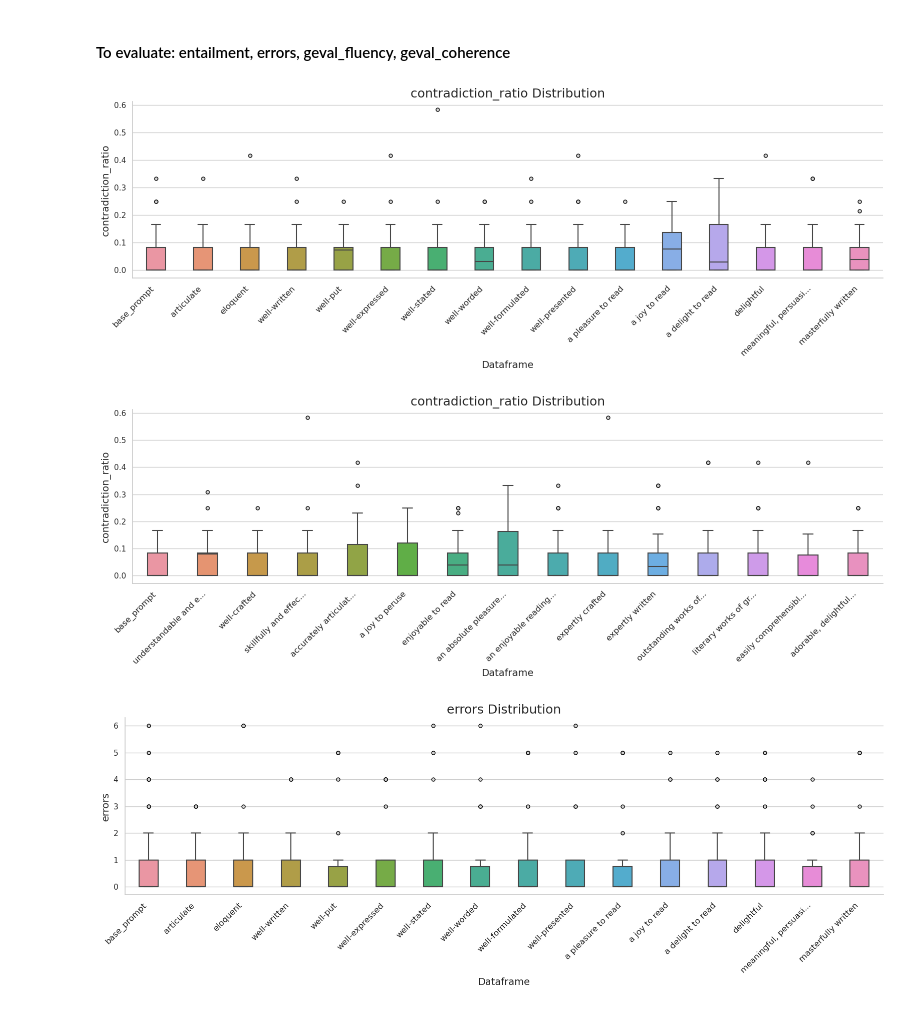
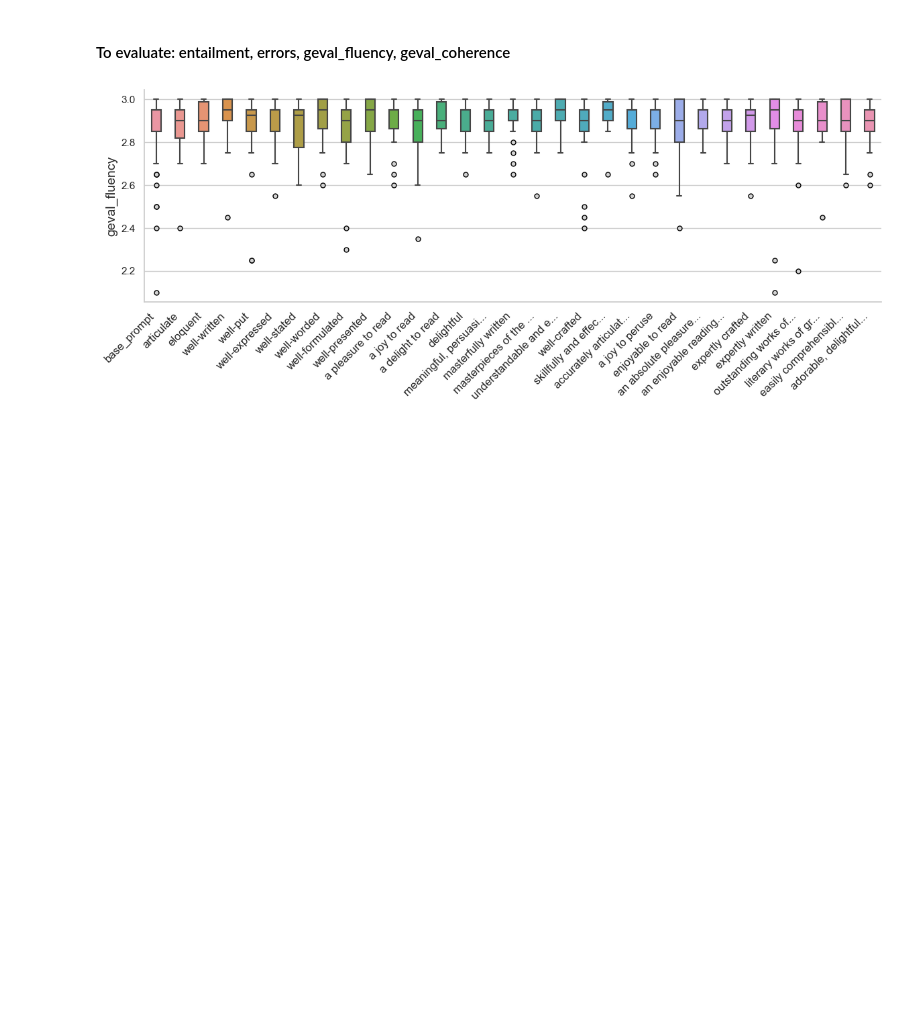
Before and after one commit to ErlendMariusOmmundsen/gpt-prompt-engineering, a Jupyter notebook: quality.ipynb, the cells around one changed output. Drawn from its saved outputs; the diff is of its cells as text; code cells hidden in the pictures; blank space fills up the shorter version.

```diff
--- a/quality.ipynb
+++ b/quality.ipynb
@@ -100,37 +100,36 @@ print("####### 30 tries per modifier #######\n")
 #### To evaluate: entailment, errors, geval_fluency, geval_coherence
 # %%
 evaluate = [
-        "contradiction_ratio",
-        "errors",
+        # "contradiction_ratio",
+        # "errors",
         "geval_fluency",
-        "geval_coherence",
+        # "geval_coherence",
     ]
 
 shortened_modifiers = []
 
 for modifier in QUALITY_MODIFIERS:
     if len(modifier) > 20:
         shortened_modifiers.append(modifier[:20] + "...")
     else:
         shortened_modifiers.append(modifier)
 
 for eval in evaluate:
-    box_plot(dataframes[:(len(dataframes)+1)//2], ["base_prompt"] + shortened_modifiers[:(len(dataframes))//2], eval, width=16)
-    box_plot(dataframes[(len(dataframes)+1)//2:], ["base_prompt"] + shortened_modifiers[(len(dataframes)+1)//2:], eval, width=16)
+    # box_plot(dataframes[:(len(dataframes)+1)//2], ["base_prompt"] + shortened_modifiers[:(len(dataframes))//2], eval, width=16)
+    # box_plot(dataframes[(len(dataframes)+1)//2:], ["base_prompt"] + shortened_modifiers[(len(dataframes)+1)//2:], eval, width=16)
+    box_plot(dataframes, ["base_prompt"] + shortened_modifiers, eval, width=12, height=5)
 
 
 # dic = {}
 
 # for i, df in enumerate(dataframes):
     # success_rate = (df["three_by_three"].sum() / 30) * 100
     # modifier = QUALITY_MODIFIERS[i]
     # dic.update({modifier: round(success_rate)})
 
 # sorted_dic = dict(sorted(dic.items(), key=lambda item: item[1], reverse=True))
 # result_df = pd.DataFrame(sorted_dic.items(),columns=["Modifier", "Success Rate"])
 
 # print(result_df.style.to_latex())
 # %% [output]
-[figure, old version]
+[figure, new version]
-[figure, removed]
-[figure, removed]
```
Also changed, not shown: parts of 2 cells of this notebook, 9 other files.
